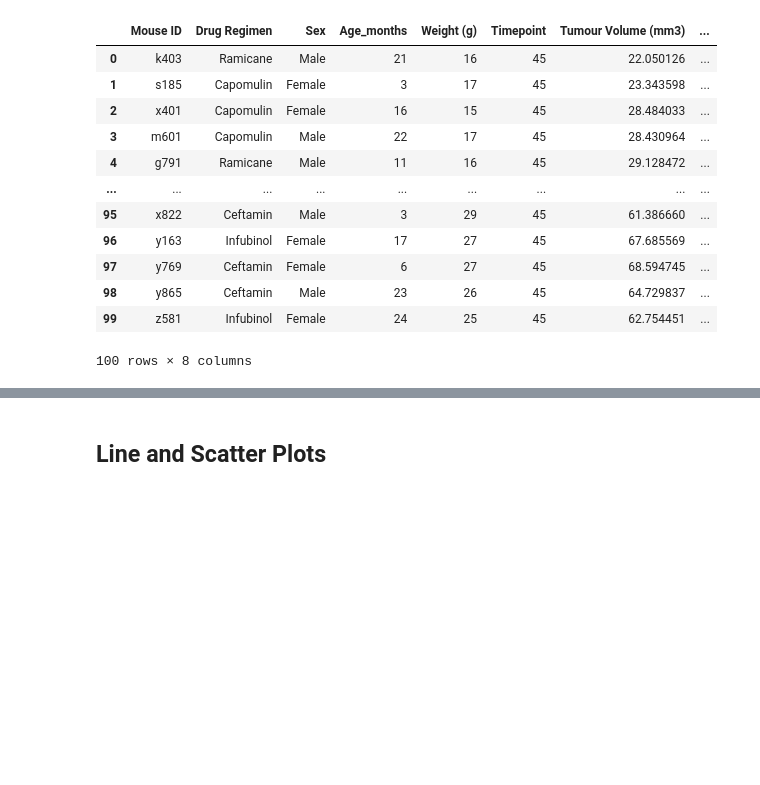
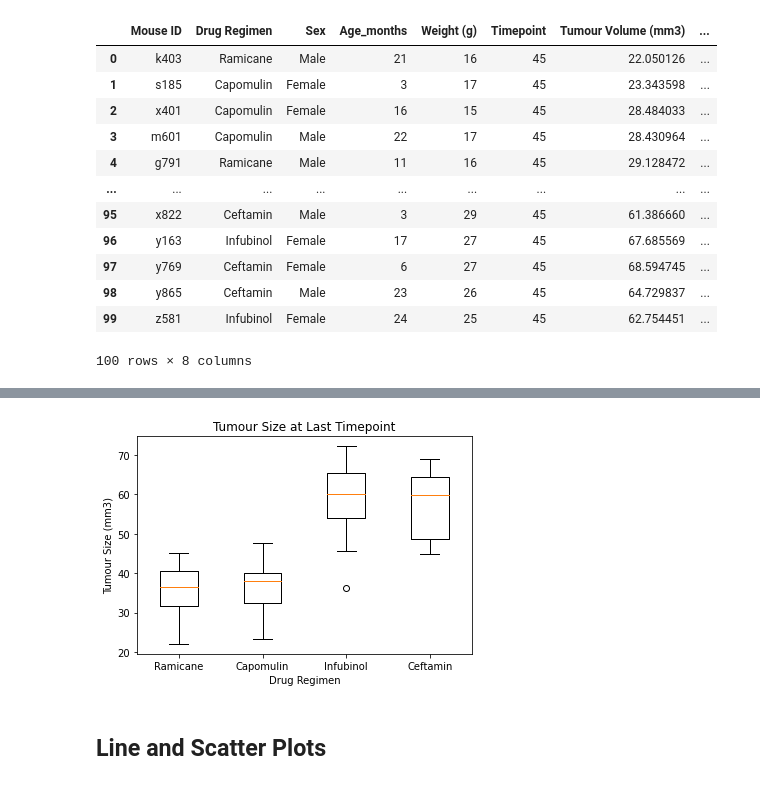
Before and after one commit to Ba1lina/module-5-challenge, a Jupyter notebook: Pymaceuticals/pymaceuticals_code.ipynb, the cells around one changed output, grey strips where cells are left out. Drawn from its saved outputs; the diff is of its cells as text; code cells hidden in the pictures; blank space fills up the shorter version.

```diff
--- a/Pymaceuticals/pymaceuticals_code.ipynb
+++ b/Pymaceuticals/pymaceuticals_code.ipynb
@@ -167,28 +167,3 @@ last_timepoint
 | 98 | y865 | Ceftamin | Male | 23 | 26 | 45 | 64.729837 | ... |
 | 99 | z581 | Infubinol | Female | 24 | 25 | 45 | 62.754451 | ... |
 100 rows × 8 columns
-# %%
-# Put treatments into a list for for loop (and later for plot labels)
-drug_regimen_four = []
-for x in last_timepoint["Drug Regimen"]:
-    if x not in drug_regimen_four:
-        drug_regimen_four.append(x)
-drug_regimen_four
-
-# Create empty list to fill with tumour vol data (for plotting)
-ramicane_tumour_volume = []
-for x in last_timepoint["Tumour Volume (mm3)"]:
-    if x not in drug_regimen_four:
-        drug_regimen_four.append(x)
-drug_regimen_four
-
-# Calculate the IQR and quantitatively determine if there are any potential outliers.
-
-
-    # Locate the rows which contain mice on each drug and get the tumour volumes
-
-
-    # add subset
-
-
-    # Determine outliers using upper and lower bounds
@@ -197,5 +240,14 @@ drug_regimen_four
 # %%
 # Generate a box plot of the final tumour volume of each mouse across four regimens of interest
+data = [ramicane_tumour_volume, capomulin_tumour_volume, infubinol_tumour_volume, ceftamin_tumour_volume]
+
+plt.boxplot(data)
+plt.title("Tumour Size at Last Timepoint")
+plt.ylabel("Tumour Size (mm3)")
+plt.xlabel("Drug Regimen")
+plt.xticks([1,2,3,4],drug_regimen_four);
+# %% [output]
+[figure, added]
 # %% [markdown]
 ## Line and Scatter Plots
 # %%
```
Also changed, not shown: parts of 4 cells of this notebook.
